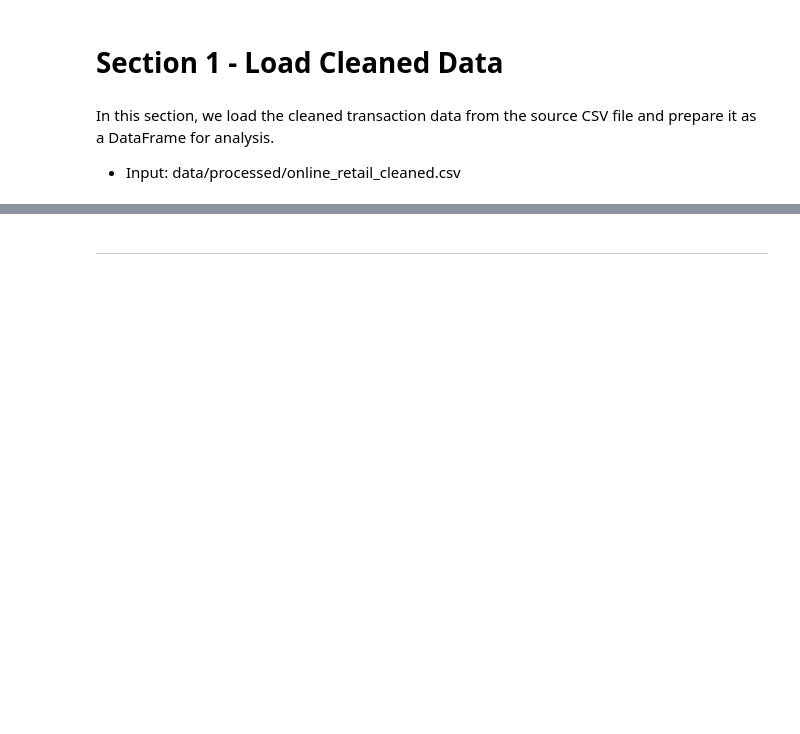
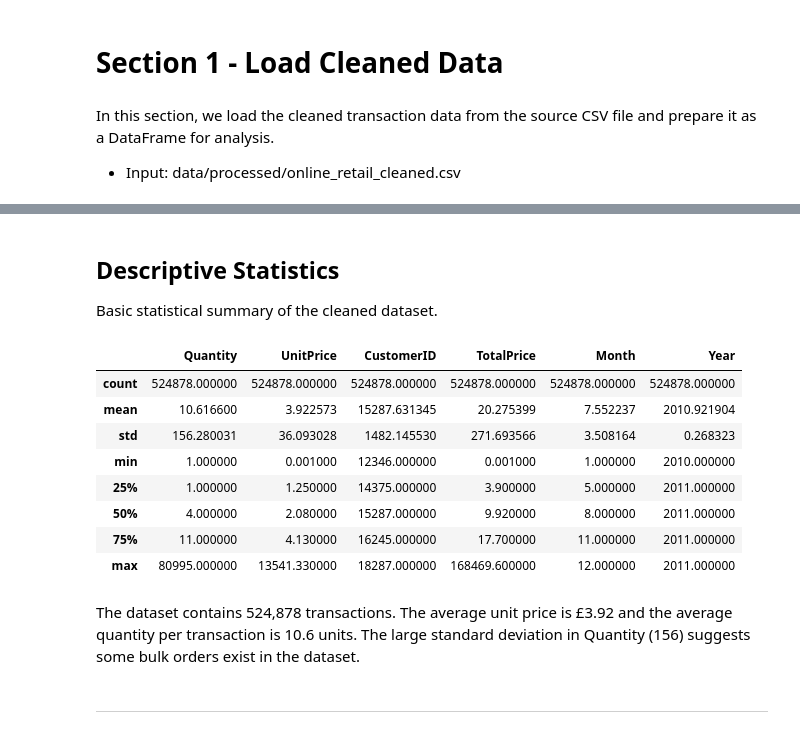
Before and after one commit to tildeholmqvist/DA_project_1, a Jupyter notebook: jupyter_notebooks/analysis_and_visualizations.ipynb, the cells around one changed output, grey strips where cells are left out. Cells and saved outputs as stored; diff of their text form; code cells hidden in the pictures; blank space fills up the shorter version.

Commit message:
Add descriptive statistics

```diff
--- a/jupyter_notebooks/analysis_and_visualizations.ipynb
+++ b/jupyter_notebooks/analysis_and_visualizations.ipynb
@@ -74,6 +74,26 @@ df.head()
 | 2 | 536365 | 84406B | CREAM CUPID HEARTS COAT HANGER | 8 | 2010-12-01 08:26:00 | 2.75 | 17850 | United Kingdom | 22.00 | ... |
 | 3 | 536365 | 84029G | KNITTED UNION FLAG HOT WATER BOTTLE | 6 | 2010-12-01 08:26:00 | 3.39 | 17850 | United Kingdom | 20.34 | ... |
 | 4 | 536365 | 84029E | RED WOOLLY HOTTIE WHITE HEART. | 6 | 2010-12-01 08:26:00 | 3.39 | 17850 | United Kingdom | 20.34 | ... |
+# %% [markdown]
+## Descriptive Statistics
+
+Basic statistical summary of the cleaned dataset.
+# %%
+df.describe()
+# %% [output]
+|  | Quantity | UnitPrice | CustomerID | TotalPrice | Month | Year |
+| count | 524878.000000 | 524878.000000 | 524878.000000 | 524878.000000 | 524878.000000 | 524878.000000 |
+| mean | 10.616600 | 3.922573 | 15287.631345 | 20.275399 | 7.552237 | 2010.921904 |
+| std | 156.280031 | 36.093028 | 1482.145530 | 271.693566 | 3.508164 | 0.268323 |
+| min | 1.000000 | 0.001000 | 12346.000000 | 0.001000 | 1.000000 | 2010.000000 |
+| 25% | 1.000000 | 1.250000 | 14375.000000 | 3.900000 | 5.000000 | 2011.000000 |
+| 50% | 4.000000 | 2.080000 | 15287.000000 | 9.920000 | 8.000000 | 2011.000000 |
+| 75% | 11.000000 | 4.130000 | 16245.000000 | 17.700000 | 11.000000 | 2011.000000 |
+| max | 80995.000000 | 13541.330000 | 18287.000000 | 168469.600000 | 12.000000 | 2011.000000 |
+# %% [markdown]
+The dataset contains 524,878 transactions. The average unit price is £3.92
+and the average quantity per transaction is 10.6 units. The large standard
+deviation in Quantity (156) suggests some bulk orders exist in the dataset.
 # %% [markdown]
 ---
 # %% [markdown]
```
